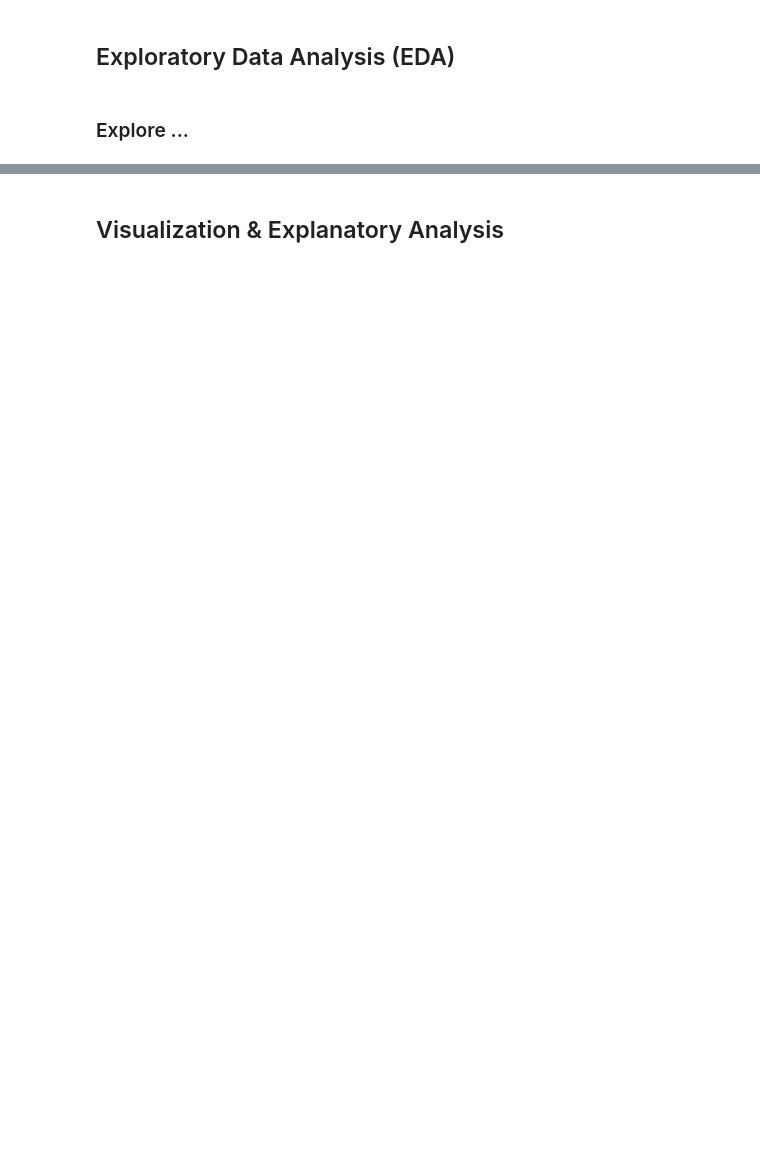
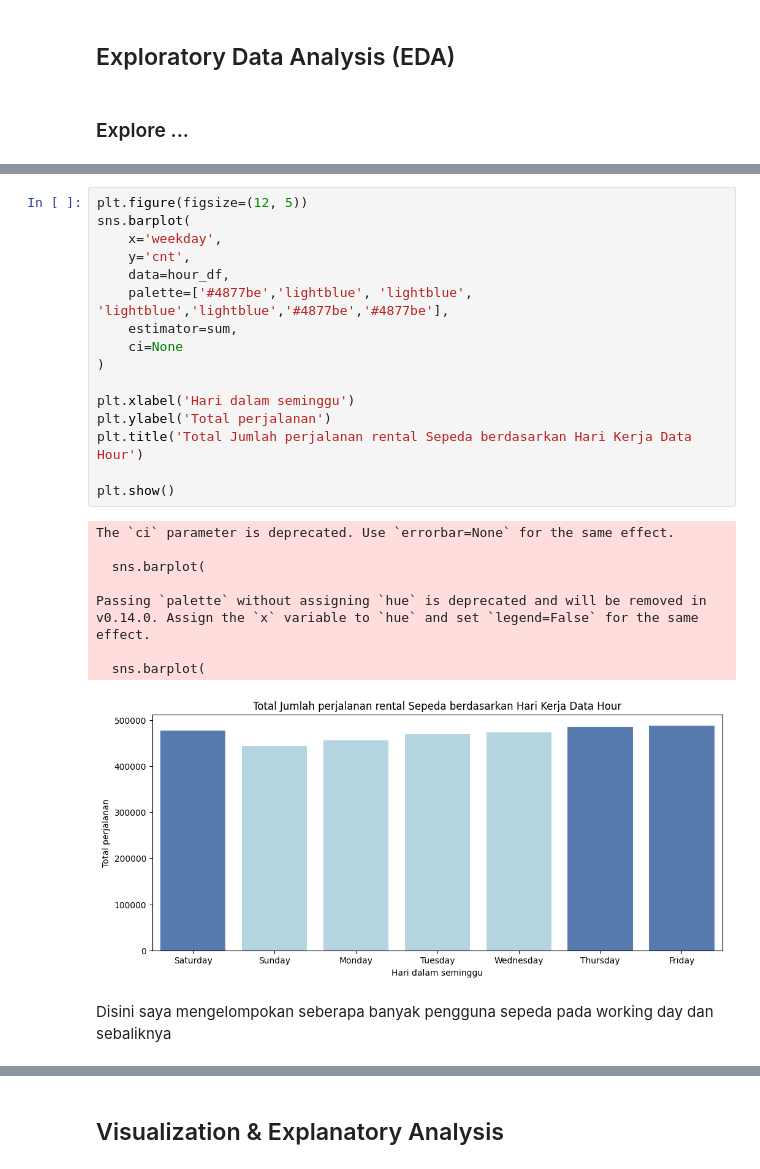
Before and after one commit to heruu-1/bike_analysis, a Jupyter notebook: Proyek_Analisis_Data_Muhammad_Heru.ipynb, the cells around one changed output, grey strips where cells are left out. Drawn from its saved outputs; the diff is of its cells as text; blank space fills up the shorter version.

```diff
--- a/Proyek_Analisis_Data_Muhammad_Heru.ipynb
+++ b/Proyek_Analisis_Data_Muhammad_Heru.ipynb
@@ -42,0 +536,27 @@
+# %%
+plt.figure(figsize=(12, 5))
+sns.barplot(
+    x='weekday',
+    y='cnt',
+    data=hour_df,
+    palette=['#4877be','lightblue', 'lightblue', 'lightblue','lightblue','#4877be','#4877be'],
+    estimator=sum,
+    ci=None
+)
+
+plt.xlabel('Hari dalam seminggu')
+plt.ylabel('Total perjalanan')
+plt.title('Total Jumlah perjalanan rental Sepeda berdasarkan Hari Kerja Data Hour')
+
+plt.show()
+# %% [output]
+The `ci` parameter is deprecated. Use `errorbar=None` for the same effect.
+
+  sns.barplot(
+
+Passing `palette` without assigning `hue` is deprecated and will be removed in v0.14.0. Assign the `x` variable to `hue` and set `legend=False` for the same effect.
+
+  sns.barplot(
+[figure, added]
+# %% [markdown]
+Disini saya mengelompokan seberapa banyak pengguna sepeda pada working day dan sebaliknya
```
Also changed, not shown: parts of 104 cells of this notebook.
